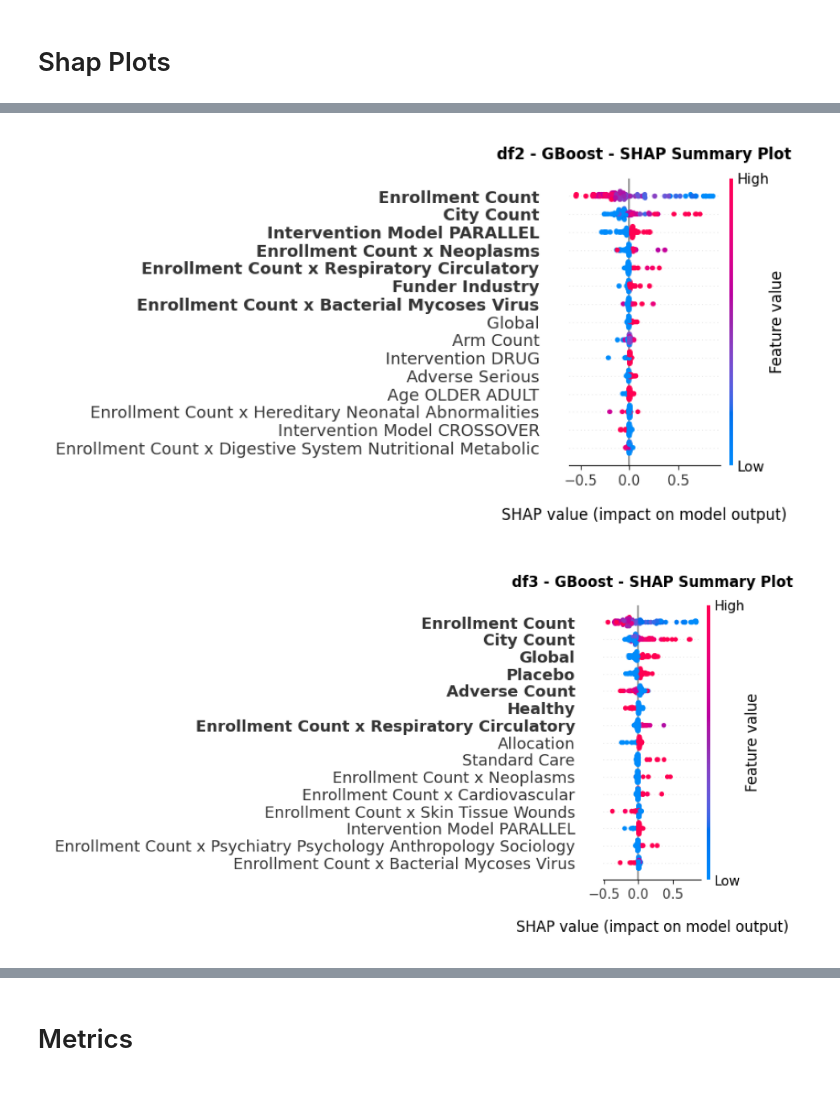
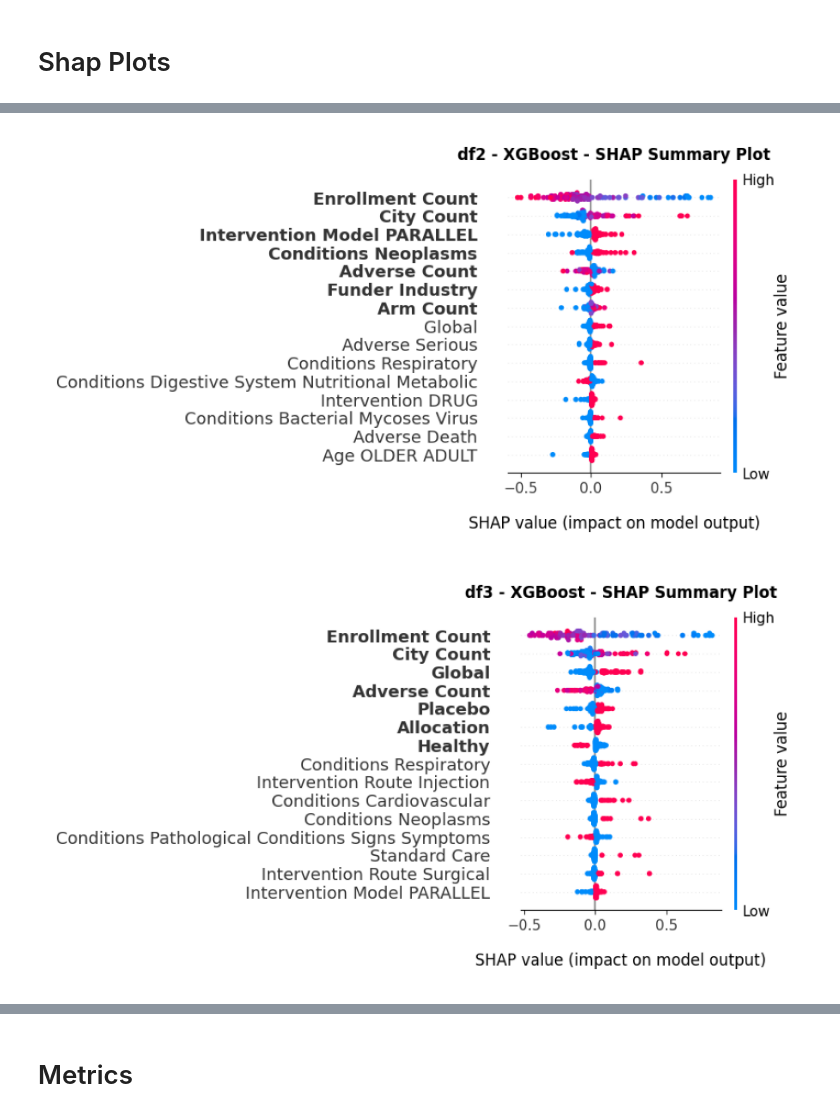
Before and after one commit to AndreouEugenia/Thesis, a Jupyter notebook: 6.Thesis_Results.ipynb, the cells around one changed output, grey strips where cells are left out. Saved outputs shown, nothing was run; the diff lists cells and outputs as text; code cells hidden in the pictures.

```diff
--- a/6.Thesis_Results.ipynb
+++ b/6.Thesis_Results.ipynb
@@ -135,7 +135,7 @@ fun_fig_roc(roc4)
 # Shap Plots
 # %%
 fun_fig_shap(lgb_shap1)
-fun_fig_shap(gb_shap2)
-fun_fig_shap(gb_shap3)
-fun_fig_shap(lgb_shap4)
+fun_fig_shap(xgb_shap2)
+fun_fig_shap(xgb_shap3)
+fun_fig_shap(xgb_shap4)
 # %% [output]
@@ -143,2 +143,2 @@ fun_fig_shap(lgb_shap4)
-[figure, old version]
+[figure, new version]
-[figure, old version]
+[figure, new version]
```
Also changed, not shown: parts of 5 cells of this notebook, 11 other files.
